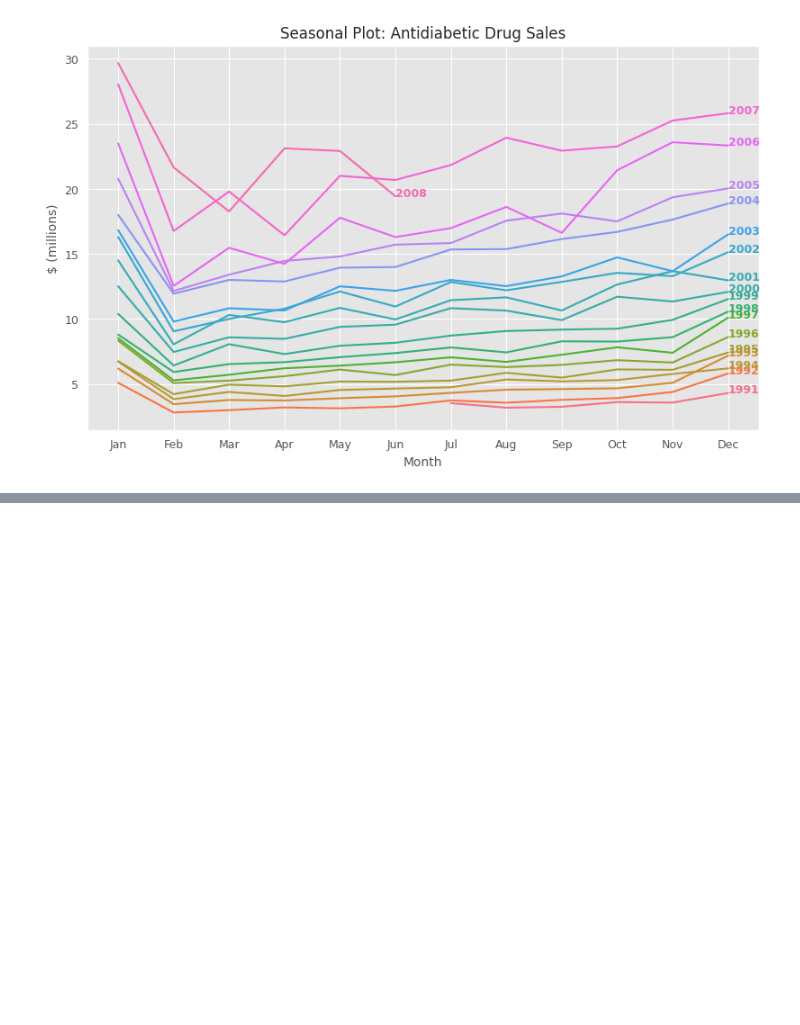
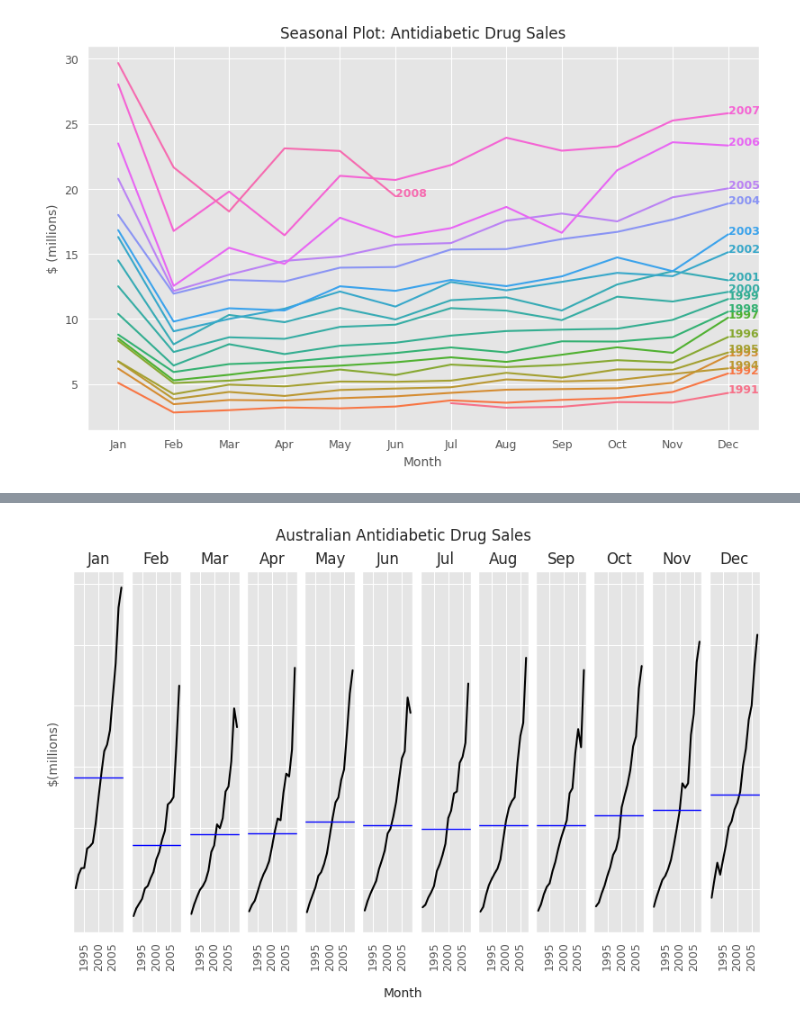
Before and after one commit to JakParkinson/time_series, a Jupyter notebook: forecasting_ch2.ipynb, the cells around one changed output, grey strips where cells are left out. Saved outputs shown, nothing was run; the diff lists cells and outputs as text; code cells hidden in the pictures; blank space fills up the shorter version.

```diff
--- a/forecasting_ch2.ipynb
+++ b/forecasting_ch2.ipynb
@@ -244,0 +300,35 @@ fig.show()
+# %%
+total_cost_df["Month"] = pd.to_datetime(total_cost_df["Month"])
+total_cost_df["year"] = total_cost_df["Month"].dt.year
+total_cost_df["month"] = total_cost_df["Month"].dt.strftime("%B")
+total_cost_df["month"] = pd.Categorical(
+  total_cost_df["month"],
+  categories=[
+    "January", "February", "March", "April", "May", "June",
+    "July", "August", "September", "October", "November", "December",
+  ],
+  ordered=True,
+)
+
+fig, axes = plt.subplots(nrows=1, ncols=12, sharey=True)
+for i, month in enumerate(total_cost_df["month"].cat.categories):
+    month_data = total_cost_df.query("month == @month")
+    mean_cost = month_data["Cost"].mean()
+    axes[i].plot(month_data["year"], month_data["Cost"], color="black")
+    axes[i].axhline(
+        mean_cost, color="blue", linestyle="-", linewidth=1, label="Average"
+    )
+    axes[i].set_title(month[:3])
+    axes[i].set_xlabel("")
+    axes[i].tick_params(axis='x', rotation=90)
+    if i == 0:
+        axes[i].set_ylabel("$(millions)")
+    else:
+        axes[i].set_yticklabels([])
+
+fig.suptitle("Australian Antidiabetic Drug Sales")
+fig.text(0.5, -0.05, "Month", ha="center")
+fig.subplots_adjust(wspace=0.2)
+fig.show()
+# %% [output]
+[figure, added]
```
Also changed, not shown: parts of 13 cells of this notebook, 5 other files.
